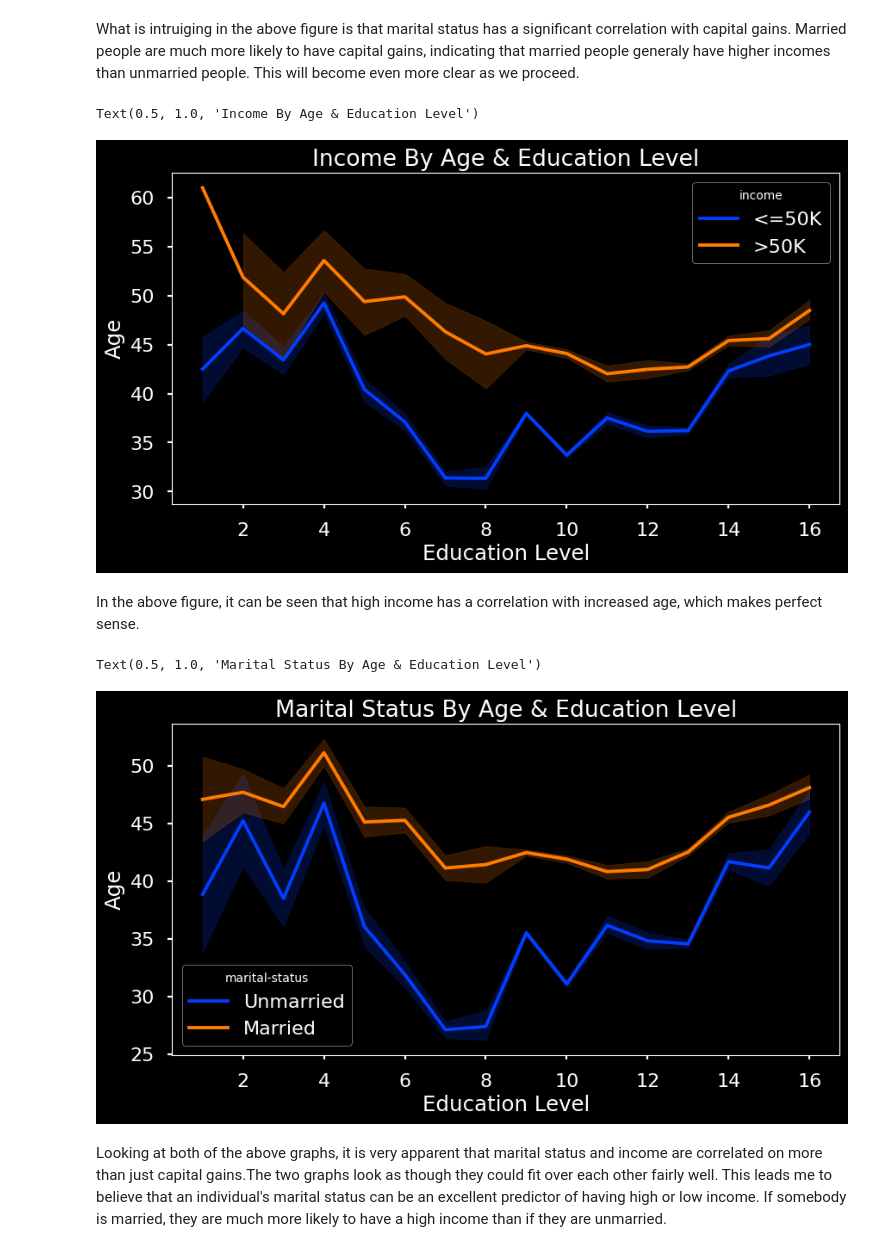
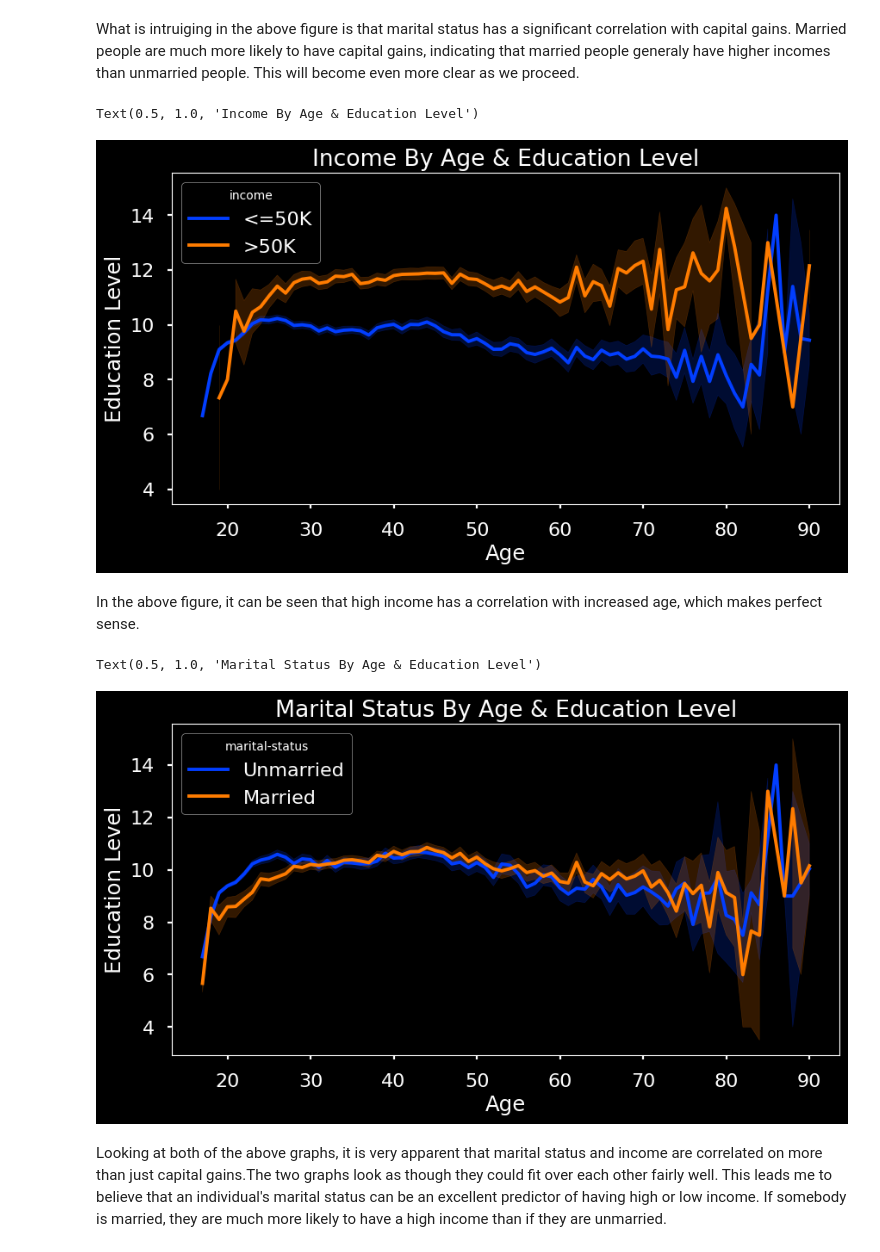
Before and after one commit to JamisonHunter/Adult-Income-Prediction, a Jupyter notebook: adult_income_prediction_j_hunter.ipynb, the cells around one changed output. Cells and saved outputs as stored; diff of their text form; code cells hidden in the pictures.

```diff
--- a/adult_income_prediction_j_hunter.ipynb
+++ b/adult_income_prediction_j_hunter.ipynb
@@ -538,33 +538,33 @@ What is intruiging in the above figure is that marital status has a significant
 # %%
 fig, ax = plt.subplots(figsize=(10,5))
 ax = sns.lineplot(
-    x="educational-num",
-    y="age",
+    y="educational-num",
+    x="age",
     data=df,
     palette='bright',
     hue='income');
-ax.set_xlabel("Education Level")
-ax.set_ylabel("Age")
+ax.set_ylabel("Education Level")
+ax.set_xlabel("Age")
 ax.set_title("Income By Age & Education Level")
 # %% [output]
 Text(0.5, 1.0, 'Income By Age & Education Level')
-[figure, old version]
+[figure, new version]
 # %% [markdown]
 In the above figure, it can be seen that high income has a correlation with increased age, which makes perfect sense.
 # %%
 fig, ax = plt.subplots(figsize=(10,5))
 ax = sns.lineplot(
-    x="educational-num",
-    y="age",
+    y="educational-num",
+    x="age",
     data=df,
     palette='bright',
     hue='marital-status');
-ax.set_xlabel("Education Level")
-ax.set_ylabel("Age")
+ax.set_ylabel("Education Level")
+ax.set_xlabel("Age")
 ax.set_title("Marital Status By Age & Education Level")
 # %% [output]
 Text(0.5, 1.0, 'Marital Status By Age & Education Level')
-[figure, old version]
+[figure, new version]
 # %% [markdown]
 Looking at both of the above graphs, it is very apparent that marital status and income are correlated on more than just capital gains.The two graphs look as though they could fit over each other fairly well. This leads me to believe that an individual's marital status can be an excellent predictor of having high or low income. If somebody is married, they are much more likely to have a high income than if they are unmarried.
 # %%
```
Also changed, not shown: parts of 7 cells of this notebook.
